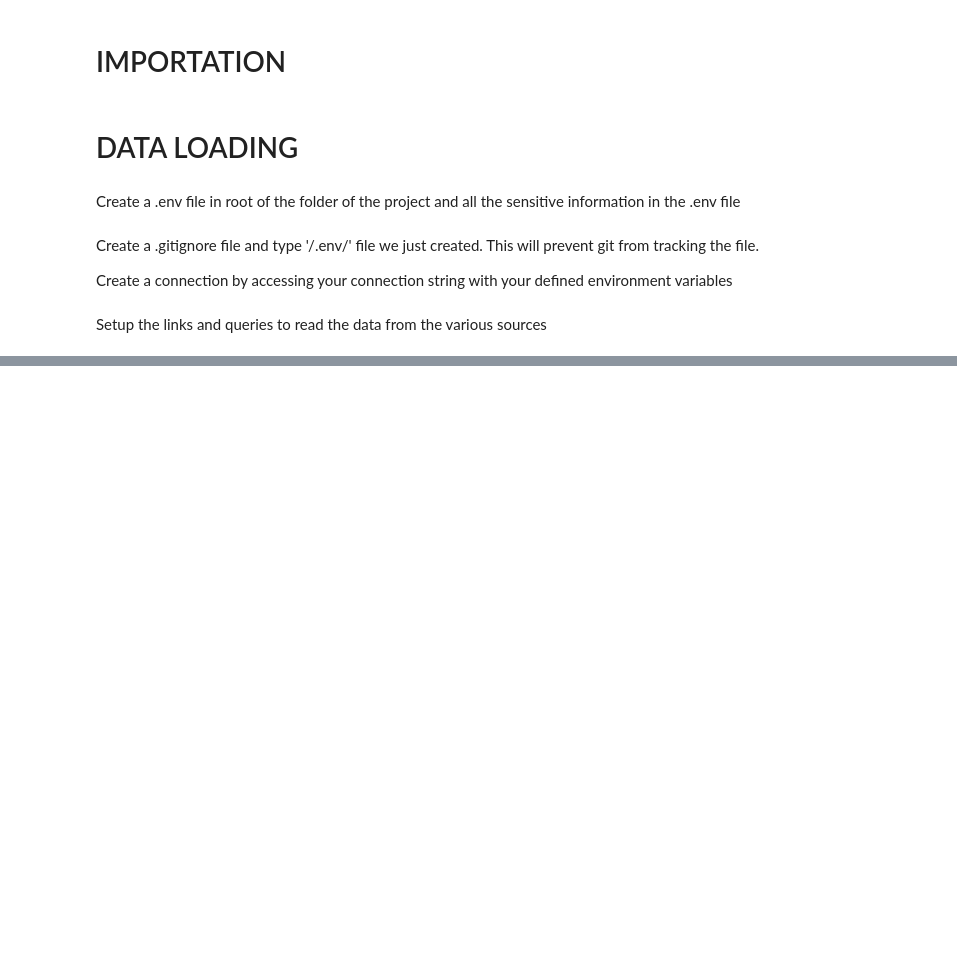
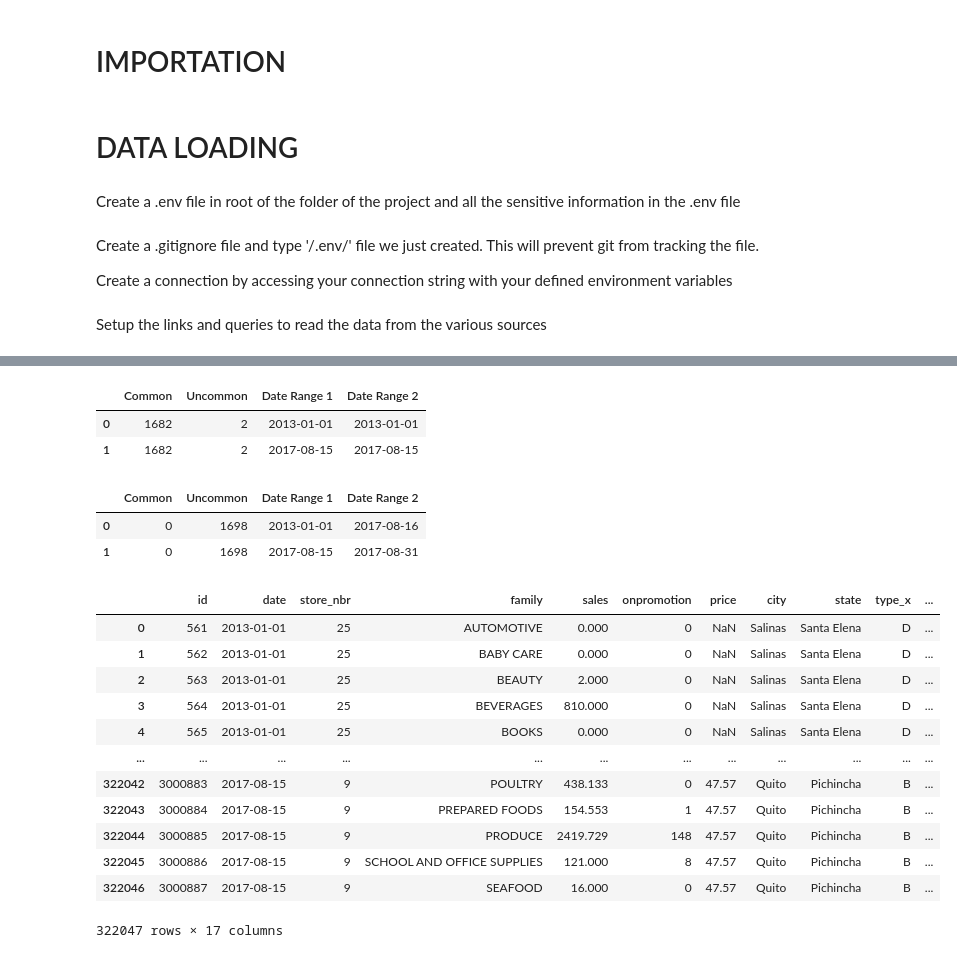
Before and after one commit to snyamson/LP3-Super-Store-Time-Series-Forecasting, a Jupyter notebook: code/lp3 - super store time series forecasting.ipynb, the cells around one changed output, grey strips where cells are left out. Saved outputs shown, nothing was run; the diff lists cells and outputs as text; code cells hidden in the pictures; blank space fills up the shorter version.

```diff
--- a/code/lp3 - super store time series forecasting.ipynb
+++ b/code/lp3 - super store time series forecasting.ipynb
@@ -72,0 +519,20 @@ test = pd.read_csv('./data/test.csv', parse_dates=['date'])
+# %%
+# Apply the function to compare for Transaction and Train
+compare_result_train= date_comparison(transactions['date'], train['date'])
+
+# print
+pd.DataFrame(compare_result_train)
+# %% [output]
+|  | Common | Uncommon | Date Range 1 | Date Range 2 |
+| 0 | 1682 | 2 | 2013-01-01 | 2013-01-01 |
+| 1 | 1682 | 2 | 2017-08-15 | 2017-08-15 |
+# %%
+# Apply the function to compare for Transaction and Test
+compare_result_test= date_comparison(transactions['date'], test['date'])
+
+# print
+pd.DataFrame(compare_result_test)
+# %% [output]
+|  | Common | Uncommon | Date Range 1 | Date Range 2 |
+| 0 | 0 | 1698 | 2013-01-01 | 2017-08-16 |
+| 1 | 0 | 1698 | 2017-08-15 | 2017-08-31 |
@@ -72,0 +548,17 @@ test = pd.read_csv('./data/test.csv', parse_dates=['date'])
+# %%
+# Confirm the merged columns to the train
+train
+# %% [output]
+|  | id | date | store_nbr | family | sales | onpromotion | price | city | state | type_x | ... |
+| 0 | 561 | 2013-01-01 | 25 | AUTOMOTIVE | 0.000 | 0 | NaN | Salinas | Santa Elena | D | ... |
+| 1 | 562 | 2013-01-01 | 25 | BABY CARE | 0.000 | 0 | NaN | Salinas | Santa Elena | D | ... |
+| 2 | 563 | 2013-01-01 | 25 | BEAUTY | 2.000 | 0 | NaN | Salinas | Santa Elena | D | ... |
+| 3 | 564 | 2013-01-01 | 25 | BEVERAGES | 810.000 | 0 | NaN | Salinas | Santa Elena | D | ... |
+| 4 | 565 | 2013-01-01 | 25 | BOOKS | 0.000 | 0 | NaN | Salinas | Santa Elena | D | ... |
+| ... | ... | ... | ... | ... | ... | ... | ... | ... | ... | ... | ... |
+| 322042 | 3000883 | 2017-08-15 | 9 | POULTRY | 438.133 | 0 | 47.57 | Quito | Pichincha | B | ... |
+| 322043 | 3000884 | 2017-08-15 | 9 | PREPARED FOODS | 154.553 | 1 | 47.57 | Quito | Pichincha | B | ... |
+| 322044 | 3000885 | 2017-08-15 | 9 | PRODUCE | 2419.729 | 148 | 47.57 | Quito | Pichincha | B | ... |
+| 322045 | 3000886 | 2017-08-15 | 9 | SCHOOL AND OFFICE SUPPLIES | 121.000 | 8 | 47.57 | Quito | Pichincha | B | ... |
+| 322046 | 3000887 | 2017-08-15 | 9 | SEAFOOD | 16.000 | 0 | 47.57 | Quito | Pichincha | B | ... |
+322047 rows × 17 columns
```
Also changed, not shown: parts of 43 cells of this notebook.
